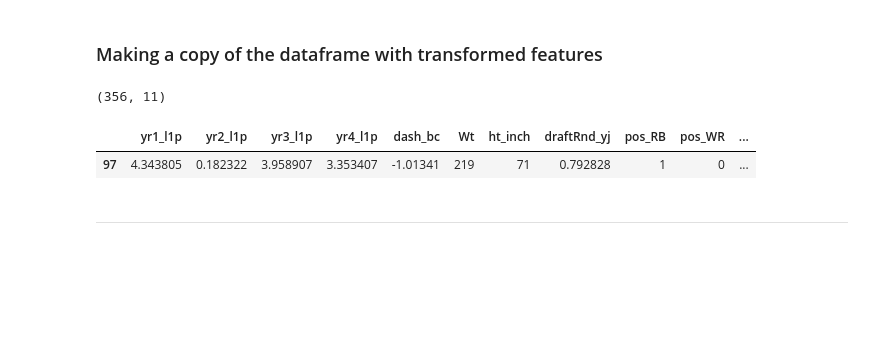
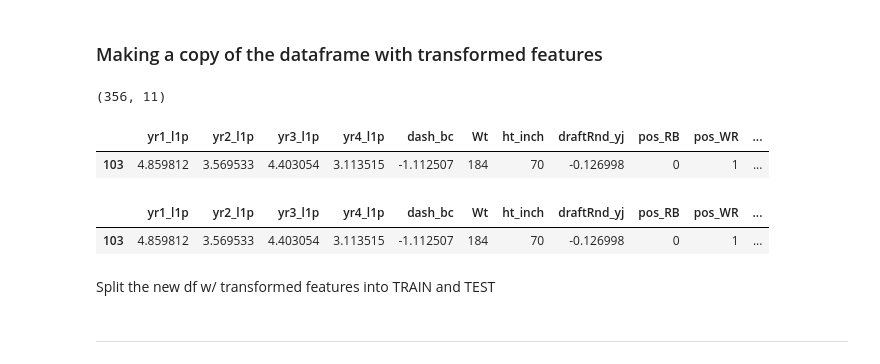
Before and after one commit to jhonsen/NFLplayersValuation, a Jupyter notebook: codes/Step3_Engineering_Selection.ipynb, the cells around one changed output. Drawn from its saved outputs; the diff is of its cells as text; code cells hidden in the pictures; blank space fills up the shorter version.

```diff
--- a/codes/Step3_Engineering_Selection.ipynb
+++ b/codes/Step3_Engineering_Selection.ipynb
@@ -291,13 +292,22 @@ df_final['dash_bc'] = power_transform(np.asarray(df_final['dash']).reshape(-1,1)
 # %%
 # Select columns to use or NOT use
 
 Xorig = df_final[['yr1_l1p','yr2_l1p','yr3_l1p','yr4_l1p','dash_bc','Wt','ht_inch','draftRnd_yj',
                   'pos_RB','pos_WR','draftStat_Yes']]
 yorig = df_final['Salary_log1p']
-
-print(Xorig.shape)
-Xorig.sample()
 # %% [output]
 (356, 11)
 |  | yr1_l1p | yr2_l1p | yr3_l1p | yr4_l1p | dash_bc | Wt | ht_inch | draftRnd_yj | pos_RB | pos_WR | ... |
-| 97 | 4.343805 | 0.182322 | 3.958907 | 3.353407 | -1.01341 | 219 | 71 | 0.792828 | 1 | 0 | ... |
+| 103 | 4.859812 | 3.569533 | 4.403054 | 3.113515 | -1.112507 | 184 | 70 | -0.126998 | 0 | 1 | ... |
+# %%
+# Combine X and y for pickling
+df_new = pd.concat([Xorig, yorig],axis=1)
+
+# Save feature engineered-dataframe
+with open('./data/Allplayers_FE.pkl','wb') as fout:
+    pickle.dump(df_new, fout)
+# %% [output]
+|  | yr1_l1p | yr2_l1p | yr3_l1p | yr4_l1p | dash_bc | Wt | ht_inch | draftRnd_yj | pos_RB | pos_WR | ... |
+| 103 | 4.859812 | 3.569533 | 4.403054 | 3.113515 | -1.112507 | 184 | 70 | -0.126998 | 0 | 1 | ... |
+# %% [markdown]
+Split the new df w/ transformed features into TRAIN and TEST
```
Also changed, not shown: parts of 17 cells of this notebook, 4 other files.
